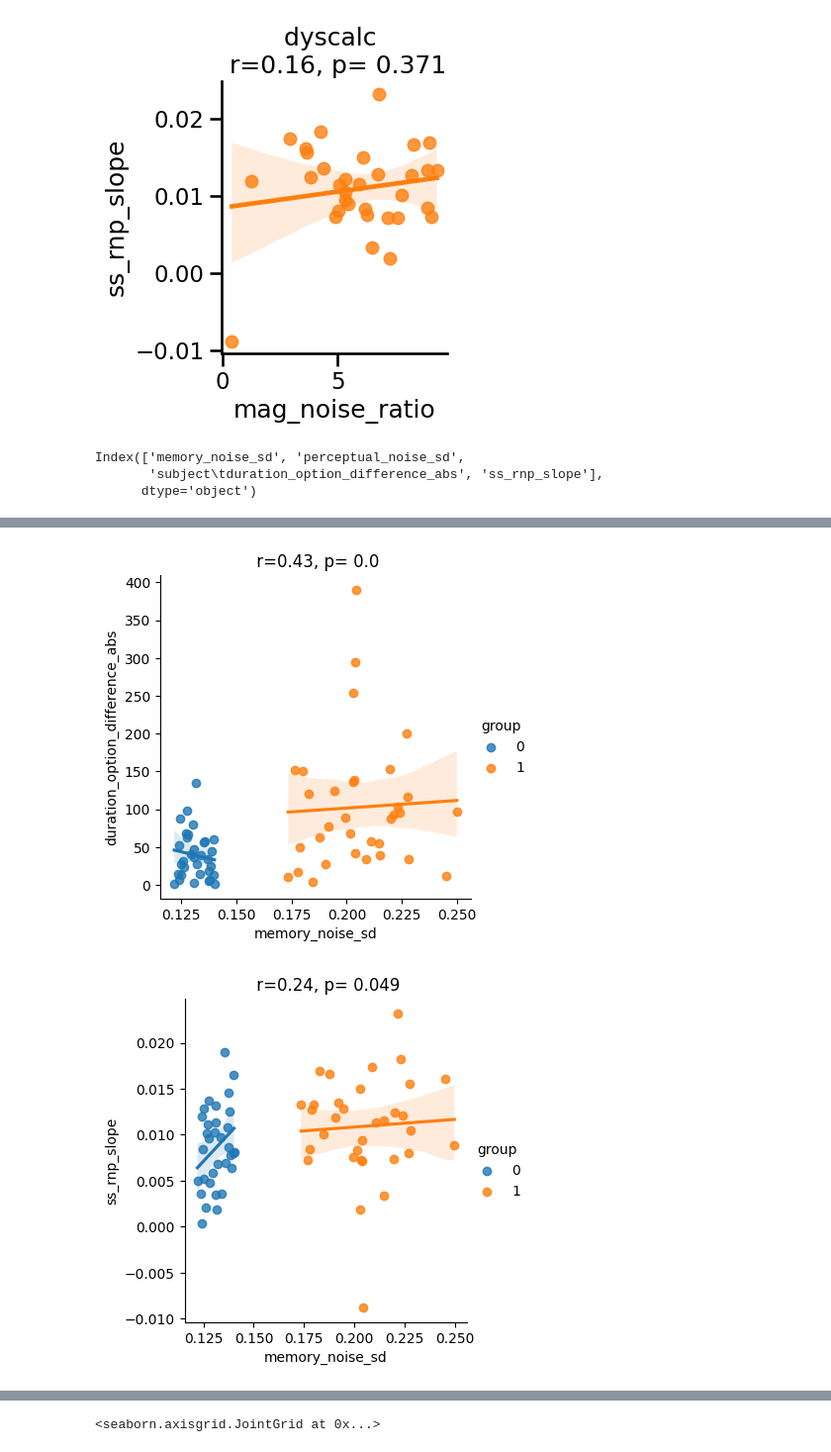
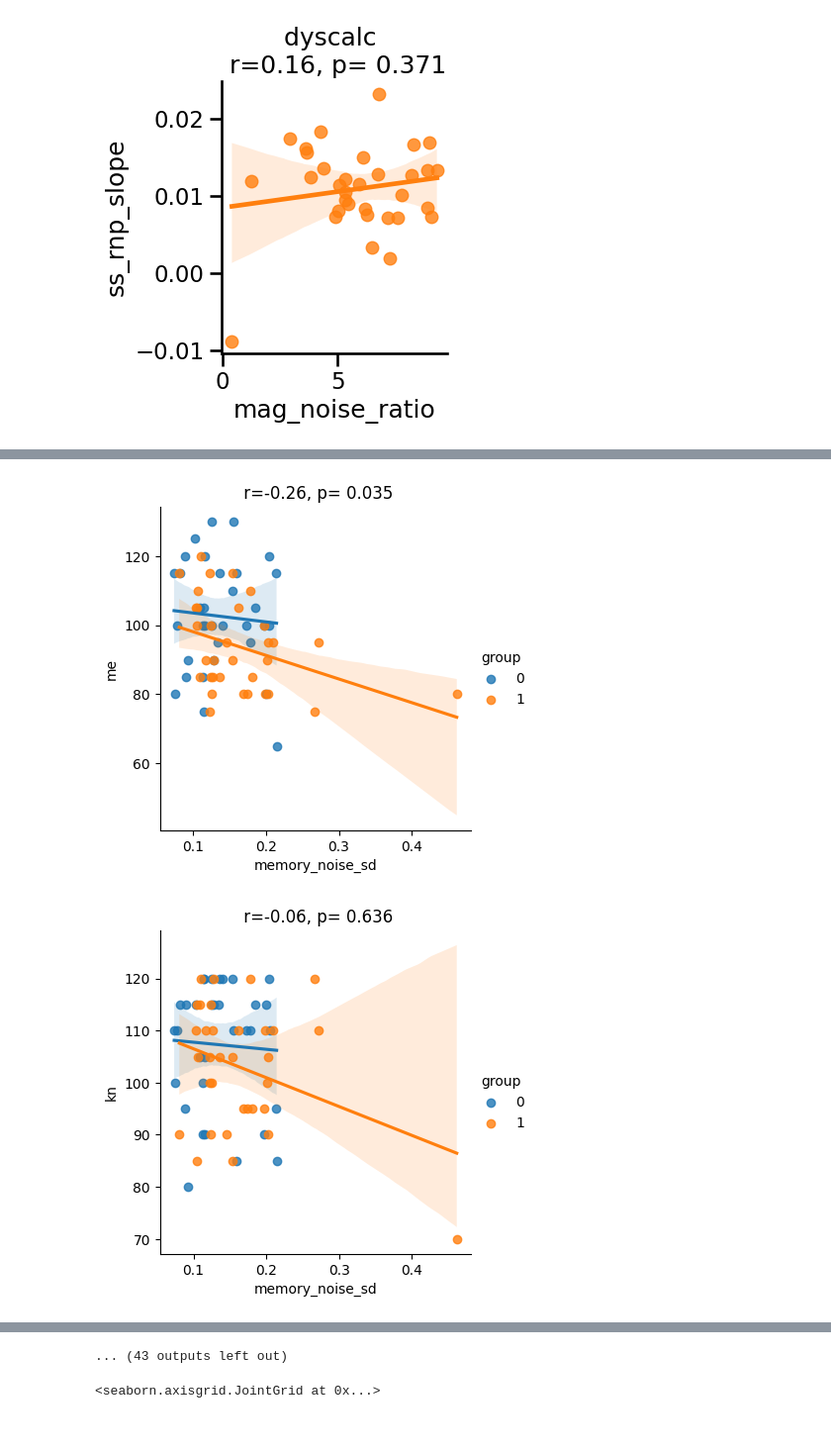
Before and after one commit to mrenke/numrisk, a Jupyter notebook: numrisk/behavior_general/across-measur_ana.ipynb, the cells around one changed output, grey strips where cells are left out. Shown at 99% size. Saved outputs shown, nothing was run; the diff lists cells and outputs as text; code cells hidden in the pictures.

```diff
--- a/numrisk/behavior_general/across-measur_ana.ipynb
+++ b/numrisk/behavior_general/across-measur_ana.ipynb
@@ -20,7 +20,8 @@ magjudge_probit_params = pd.read_csv(op.join(source_folder,'probit-2_all-subwise
 magjudge_probit_params.rename(columns={'gamma':'gamma_magjudge', 'intercept':'intercept_magjudge'},inplace=True)
 # %%
 model_label =3 # 1 n1_evidence_sd & n2_evidence_sd, 3 = memory_noise_sd & perceptual_noise_sd
-magjudge_bauer_params = pd.read_csv(op.join(source_folder,f'magjudge_bauer-{model_label}_sds.csv')).set_index('subject')
+unbiased = '_unbiased' #'' #
+magjudge_bauer_params = pd.read_csv(op.join(source_folder,f'magjudge_bauer-{model_label}_sds{unbiased}.csv')).set_index('subject')
 #magjudge_bauer_params.head()
 # %%
 rnps = pd.read_csv(op.join(source_folder, 'rnp_sub-format-wise.csv'))
@@ -28,7 +29,7 @@ df_rnp = rnps.set_index(['subject', 'format']).unstack('format')
 df_rnp = df_rnp.droplevel(0, axis=1, ).rename(columns={'non-symbolic': 'rnp_nonsymb','symbolic': 'rnp_symb'})
 # %%
 math_stuff = pd.read_csv(op.join(source_folder, 'math_skill&confidence&anxiety-means.csv')).set_index('subject')
-decode = pd.read_csv(op.join(source_folder, 'decoding_r.csv')).set_index('subject')
+iq_scores = pd.read_csv(op.join(source_folder, 'iq-scores_ids2.csv')).set_index('subject')
 # %%
 vs_wm = pd.read_csv(op.join(source_folder, 'visio-spatial-WM_CBTtask-params.csv'))
 vs_wm.set_index('subject', inplace=True)
@@ -83,6 +90,8 @@ df_comb = magjudge_bauer_params.join(df_rnp).join(gammas).join(df_pana['weber_fr
 # %%
 df_comb = magjudge_bauer_params.join(magjudge_probit_params).join(decode).join(ss_rnp_slope)
 df_comb['mag_noise_ratio'] = df_comb['memory_noise_sd'] / df_comb['perceptual_noise_sd']
+# %%
+df_comb = magjudge_bauer_params.join(iq_scores).join(math_stuff).join(vs_wm)
 # %%
 df_comb.head()
 # %% [output]
@@ -122,12 +131,6 @@ fig.set(title=f'{group_name} \n r={r_}, p= {p}' )
 # %% [output]
 <seaborn.axisgrid.FacetGrid at 0x...>
 [figure]
-# %%
-vars
-# %% [output]
-Index(['memory_noise_sd', 'perceptual_noise_sd',
-       'subject\tduration_option_difference_abs', 'ss_rnp_slope'],
-      dtype='object')
 # %%
 # correlate all variables in the dataframe
 import itertools
@@ -136,7 +139,7 @@ import itertools
 vars = df_comb.columns.drop(['group'])
 
 for x_var, y_var in itertools.combinations(vars, 2):
-    cor = pingouin.corr(df_comb[y_var], df_comb[x_var])
+    cor = pingouin.corr(df_comb[y_var], df_comb[x_var], method = 'spearman') #defautl: two -sided & pearson
     r_ = np.round(cor['r'][0], 2)
     p = np.round(cor['p-val'][0], 3)
     #print(f'{x_var} vs {y_var}: r={r_}, p= {p}')
@@ -147,2 +150,2 @@ for x_var, y_var in itertools.combinations(vars, 2):
-[figure, old version]
+[figure, new version]
-[figure, old version]
+[figure, new version]
@@ -152,3 +161,4 @@ for x_var, y_var in itertools.combinations(vars, 2):
+... (43 outputs left out)
 # %%
 # groups separately
 
```
Also changed, not shown: parts of 4 cells of this notebook, 6 other files.
